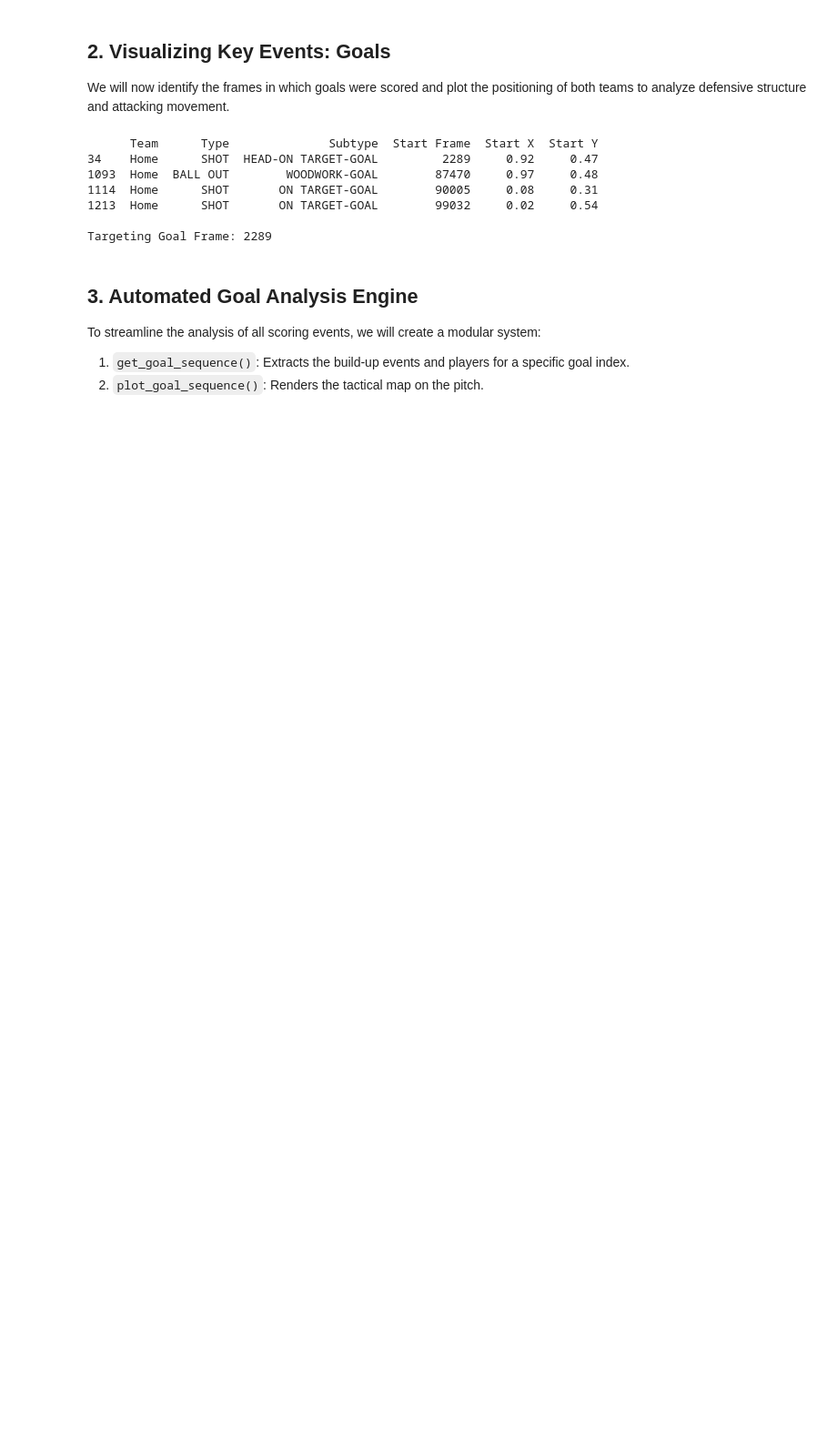
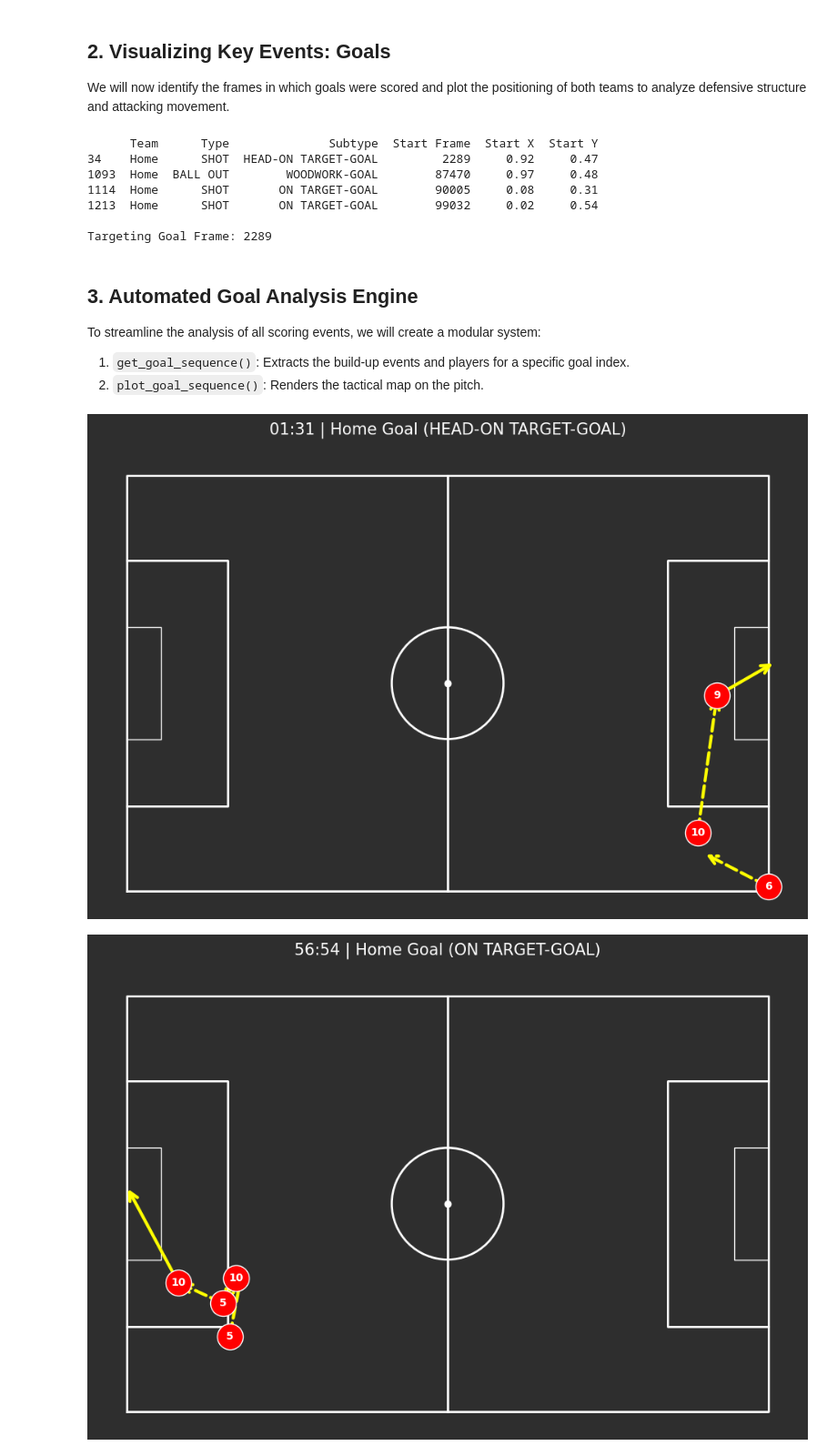
Before and after one commit to sandeep-dgn/Football_DataAnalysis_2, a Jupyter notebook: visualization.ipynb, the cells around one changed output. Shown at 91% size. Saved outputs shown, nothing was run; the diff lists cells and outputs as text; code cells hidden in the pictures; blank space fills up the shorter version.

Commit message:
complete goal analysis engine

```diff
--- a/visualization.ipynb
+++ b/visualization.ipynb
@@ -27,43 +27,33 @@ To ensure accuracy, the pitch is drawn using a function that centers the origin
 Dimensions are set to **105m x 68m**, matching the scaling applied during the preprocessing phase.
 # %%
 def draw_pitch(figsize=(12, 8), pitch_color='#2e2e2e', line_color='white'):
-
     fig, ax = plt.subplots(figsize=figsize)
     fig.patch.set_facecolor(pitch_color)
     ax.set_facecolor(pitch_color)
 
-    # Pitch Dimensions
     length, width = 105, 68
 
-    # Boundary Lines
-    plt.plot([-length/2, length/2, length/2, -length/2, -length/2],
+    # Use ax.plot instead of plt.plot to ensure it stays on this specific canvas
+    ax.plot([-length/2, length/2, length/2, -length/2, -length/2],
              [-width/2, -width/2, width/2, width/2, -width/2], color=line_color, linewidth=2)
 
-    # Midfield Line & Center Circle
-    plt.plot([0, 0], [-width/2, width/2], color=line_color, linewidth=2)
+    ax.plot([0, 0], [-width/2, width/2], color=line_color, linewidth=2)
     center_circle = plt.Circle((0, 0), 9.15, color=line_color, fill=False, linewidth=2)
     ax.add_artist(center_circle)
-    plt.scatter(0, 0, color=line_color)
+    ax.scatter(0, 0, color=line_color)
 
-    # Penalty Areas (16.5m)
-    # Left
-    plt.plot([-length/2, -length/2+16.5, -length/2+16.5, -length/2],
+    # Penalty Areas
+    ax.plot([-length/2, -length/2+16.5, -length/2+16.5, -length/2],
              [-20.15, -20.15, 20.15, 20.15], color=line_color, linewidth=2)
-    # Right
-    plt.plot([length/2, length/2-16.5, length/2-16.5, length/2],
+    ax.plot([length/2, length/2-16.5, length/2-16.5, length/2],
              [-20.15, -20.15, 20.15, 20.15], color=line_color, linewidth=2)
 
-    # Six Yard Boxes (5.5m)
-    # Left
-    plt.plot([-length/2, -length/2+5.5, -length/2+5.5, -length/2],
+    # Six Yard Boxes
+    ax.plot([-length/2, -length/2+5.5, -length/2+5.5, -length/2],
              [-9.16, -9.16, 9.16, 9.16], color=line_color, linewidth=1)
-    # Right
-    plt.plot([length/2, length/2-5.5, length/2-5.5, length/2],
+    ax.plot([length/2, length/2-5.5, length/2-5.5, length/2],
              [-9.16, -9.16, 9.16, 9.16], color=line_color, linewidth=1)
 
-    plt.axis('off')
+    ax.set_aspect('equal') # Keeps the pitch from looking squashed
+    ax.axis('off')
     return fig, ax
-
-# Test call
-fig, ax = draw_pitch()
-plt.show()
@@ -188,6 +176,11 @@ def plot_goal_sequence_plt(sequence, df_events):
 # %%
-goal_indices = df_events[df_events['Type'] == 'GOAL'].index.tolist()
+# Change this line:
+goal_indices = df_events[(df_events['Type'] == 'SHOT') &
+                         (df_events['Subtype'].str.contains('-GOAL', na=False))].index.tolist()
 
-for idx in goal_indices:
-    seq = get_goal_sequence(idx, df_events)
-    plot_goal_sequence_plt(seq, df_events)
+for goal_idx in goal_indices:
+    sequence = get_goal_sequence(goal_idx, df_events)
+    plot_goal_sequence_final(sequence, df_events)
+# %% [output]
+[figure, added]
+[figure, added]
```
Also changed, not shown: parts of 4 cells of this notebook.
